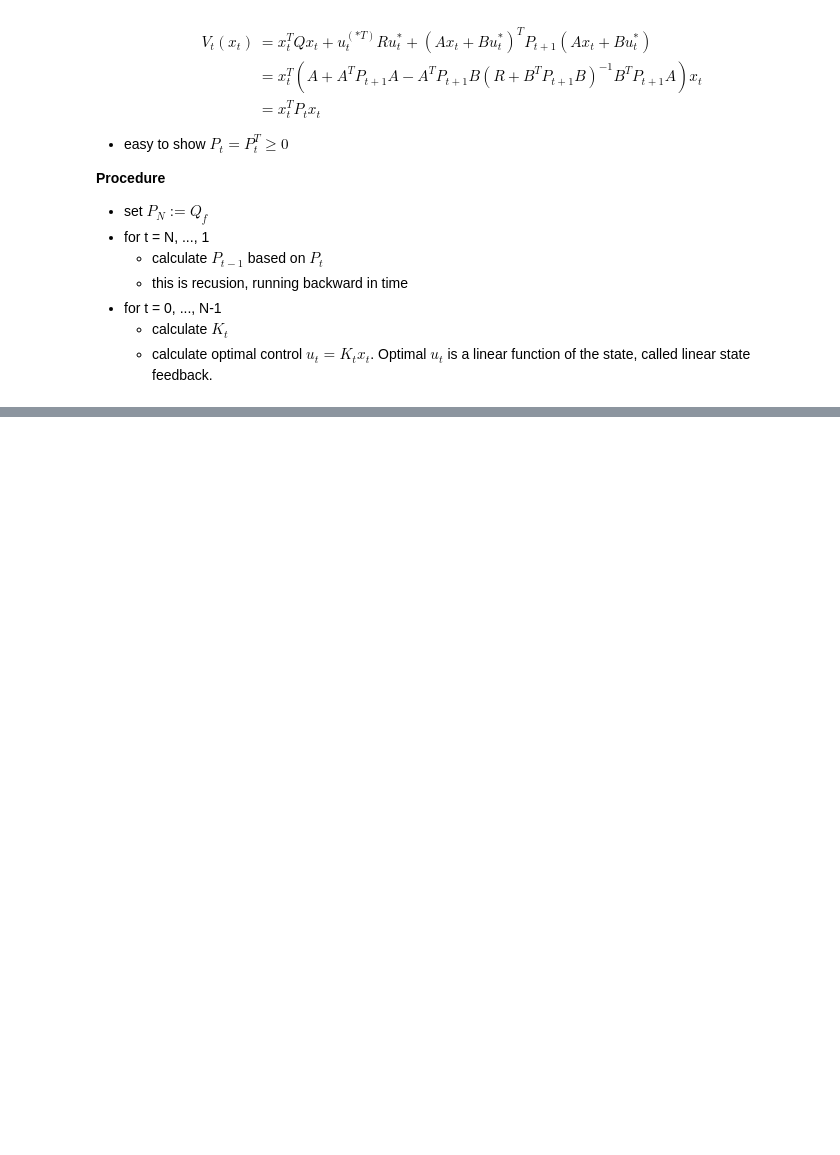
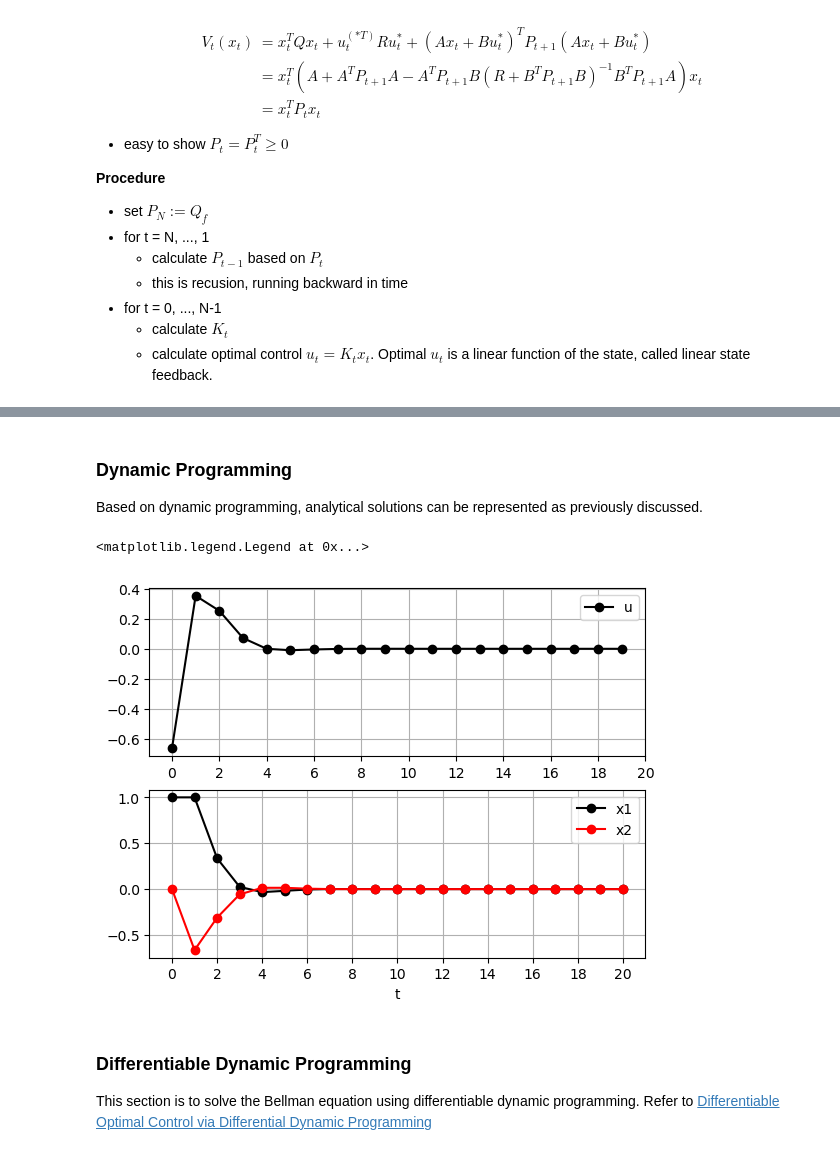
Before and after one commit to YangyangFu/dynax, a Jupyter notebook: resources/jax/lqr/lqr.ipynb, the cells around one changed output, grey strips where cells are left out. Cells and saved outputs as stored; diff of their text form; code cells hidden in the pictures; blank space fills up the shorter version.

Commit message:
added dynamic programming solution for lqr

```diff
--- a/resources/jax/lqr/lqr.ipynb
+++ b/resources/jax/lqr/lqr.ipynb
@@ -200,0 +226,73 @@ Recall that we can minimize in any order:
+# %% [markdown]
+### Dynamic Programming
+Based on dynamic programming, analytical solutions can be represented as previously discussed.
+# %%
+import jax
+import jax.numpy as jnp
+import matplotlib.pyplot as plt
+
+A = jnp.array([[1, 1], [0, 1]])
+B = jnp.array([[0], [1]])
+C = jnp.array([[1, 0]])
+
+Q = C.T@C
+Qf = Q
+rho = 0.3
+R = rho*jnp.array([[1]])
+
+x0 = jnp.array([[1], [0]])
+
+
+def lqr_dp(A, B, Q, R, Qf, x0, N):
+
+    # initialize P = Qf
+    P = []
+    K = []
+    x = []
+    u = []
+    cost = 0
+
+    # backward pass for P
+    P.insert(0, Qf)
+    for _ in range(N):
+        Pnext = Q + A.T @ P[0] @ A - A.T @ P[0] @ B @ jnp.linalg.inv(R + B.T @ P[0] @ B) @ B.T @ P[0] @ A
+        P.insert(0, Pnext)
+
+    # forward pass for K
+    for t in range(N):
+        K.append(-jnp.linalg.inv(R + B.T @ P[t] @ B) @ B.T @ P[t] @ A)
+
+    # forward pass for x and total cost
+    x.append(x0)
+    for t in range(N):
+        u.append(K[t] @ x[t])
+        cost += x[t].T @ Q @ x[t] + u[t].T @ R @ u[t]
+        x.append(A @ x[t] + B @ u[t])
+    cost += x[N].T @ Qf @ x[N]
+
+    return cost, x, u, K, P
+
+N = 20
+cost, x, u, K, P = lqr_dp(A, B, Q, R, Qf, x0, N)
+
+plt.figure()
+plt.subplot(2,1,1)
+plt.plot(jnp.array(u)[:,0,0], 'k-o', label='u')
+plt.xticks(range(0, N+1, 2))
+plt.grid()
+plt.legend()
+
+plt.subplot(2,1,2)
+plt.plot(jnp.array(x)[:,0,0], 'k-o', label='x1')
+plt.plot(jnp.array(x)[:,1,0], 'r-o', label='x2')
+plt.xticks(range(0, N+1, 2))
+plt.xlabel("t")
+plt.grid()
+plt.legend()
+# %% [output]
+<matplotlib.legend.Legend at 0x...>
+[figure, added]
+# %% [markdown]
+### Differentiable Dynamic Programming
+This section is to solve the Bellman equation using differentiable dynamic programming.
+Refer to [Differentiable Optimal Control via Differential Dynamic Programming](https://arxiv.org/pdf/2209.01117.pdf)
```
Also changed, not shown: parts of 1 cell of this notebook.
